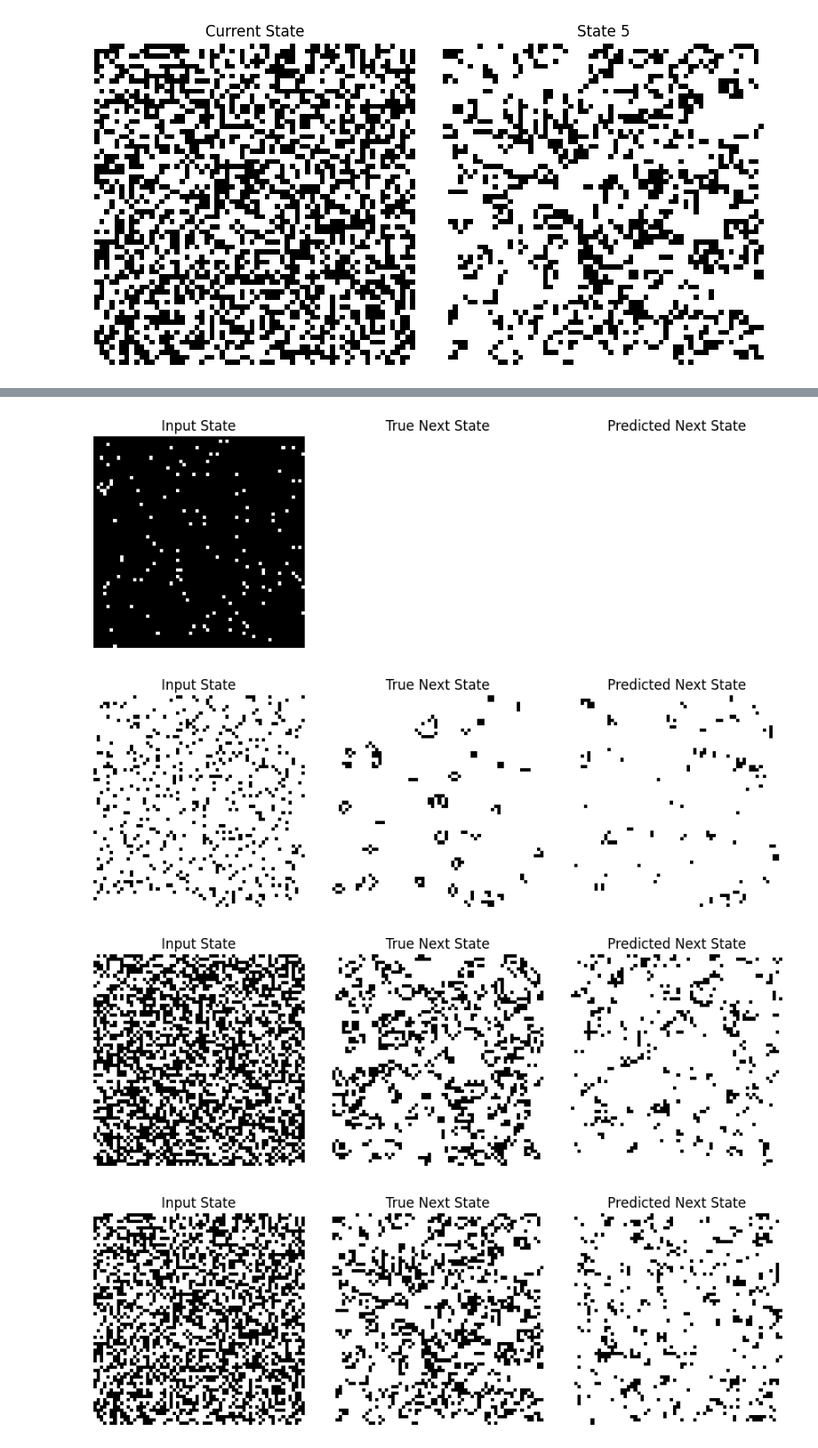
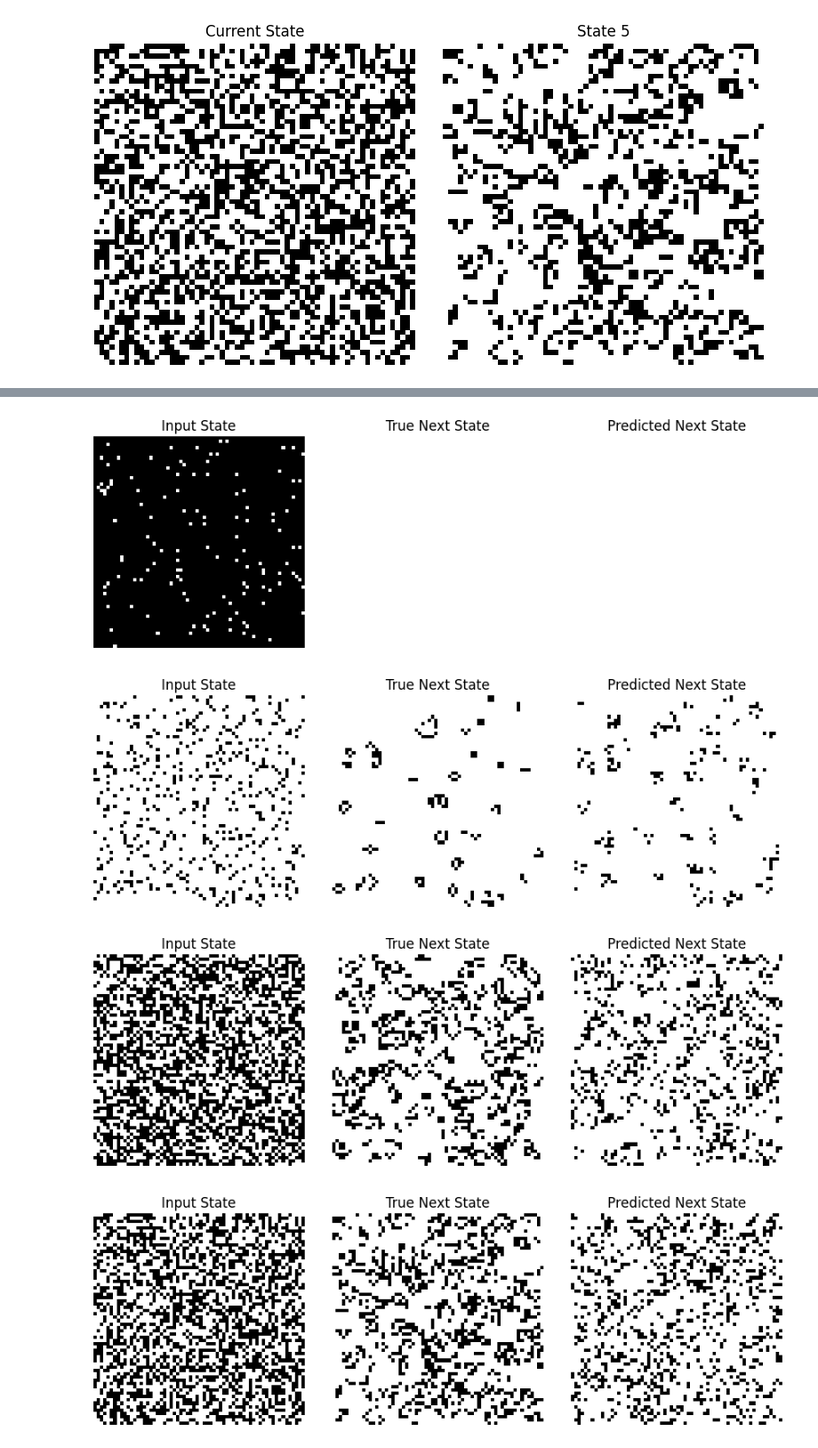
Before and after one commit to MikaVohl/game-of-life-CNN, a Jupyter notebook: notebook.ipynb, the cells around one changed output, grey strips where cells are left out. Shown at 89% size. Saved outputs shown, nothing was run; the diff lists cells and outputs as text; code cells hidden in the pictures.

```diff
--- a/notebook.ipynb
+++ b/notebook.ipynb
@@ -5,8 +4,5 @@ from simulator import Grid
 import matplotlib.pyplot as plt
 # %%
-X = []
-y = []
-
 dim = 64
 with h5py.File("life_64.h5", "r") as f:
     X = f["X"][:20] # shape (20,64,64), dtype=uint8
@@ -14,13 +10,6 @@ with h5py.File("life_64.h5", "r") as f:
 
 X = np.array(X)
 y = np.array(y)
-
-# y_2 = []
-# for x in X:
-#     g = Grid(grid_size=64, grid=x)
-#     for _ in range(5):
-#         g.step()
-#     y_2.append(g.grid)
 # %%
 from torch.utils.data import TensorDataset, DataLoader
 
@@ -80,7 +69,7 @@ model     = Life_CNN().to(device)
 criterion = nn.BCEWithLogitsLoss()
 optimizer = torch.optim.Adam(model.parameters(), lr=1e-3)
 # %%
-num_epochs = 2000
+num_epochs = 5000
 # %%
 for epoch in range(1, num_epochs+1):
     model.train()
@@ -178,9 +167,9 @@ def plot_predictions(model, loader, device, n_images=4):
         plt.tight_layout()
         plt.show()
 # %%
-plot_predictions(model, val_loader, device, n_images=4)
+plot_predictions(model, val_loader, device, n_images=15)
 # %% [output]
 [figure]
-[figure, old version]
+[figure, new version]
-[figure, old version]
+[figure, new version]
-[figure, old version]
+[figure, new version]
```
Also changed, not shown: parts of 4 cells of this notebook.
